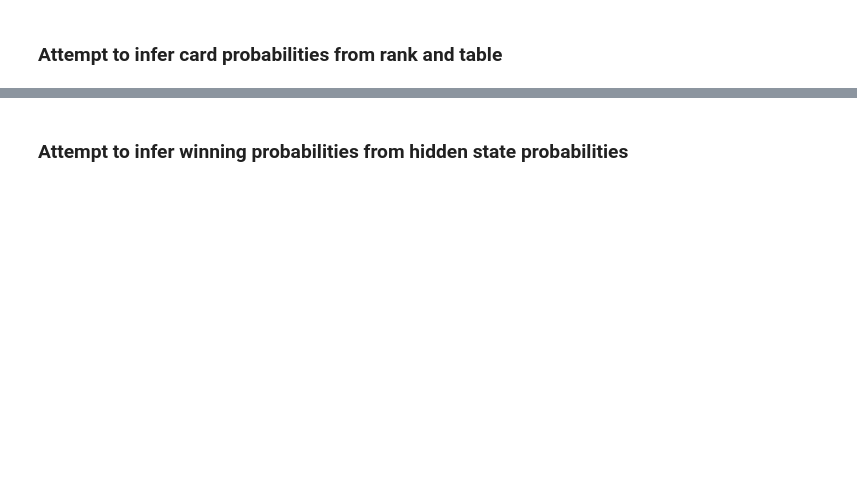
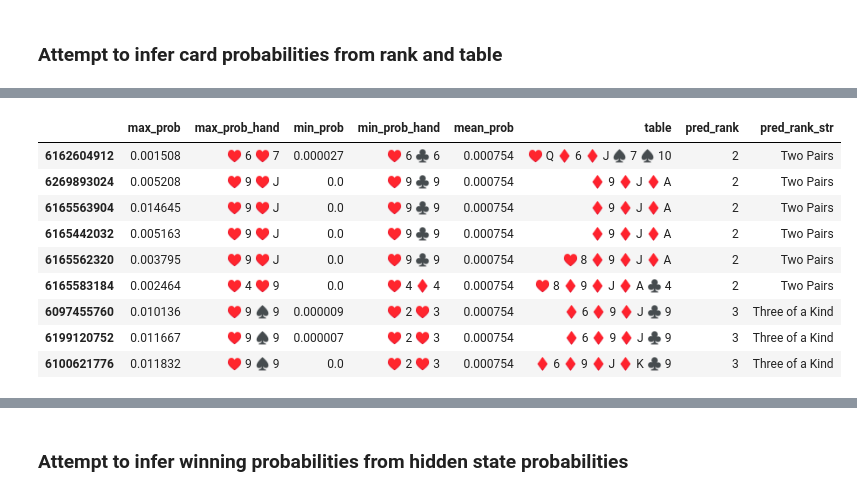
Before and after one commit to tjespe/texas-holdem-ai, a Jupyter notebook: hidden_state_model/rank_model.ipynb, the cells around one changed output, grey strips where cells are left out. Cells and saved outputs as stored; diff of their text form; code cells hidden in the pictures; blank space fills up the shorter version.

```diff
--- a/hidden_state_model/rank_model.ipynb
+++ b/hidden_state_model/rank_model.ipynb
@@ -173,19 +343,43 @@ hand_probs_df.sum(axis=1)
 # %%
 # Look at the max probabilites for different hands
 mask = prob_df["pred"] == 2
 max_probs = hand_probs_df[mask].max(axis=1)
+min_probs = hand_probs_df[mask].min(axis=1)
 max_prob_hands = hand_probs_df[mask].idxmax(axis=1)
-sample_prob_df = pd.DataFrame({"max_prob": max_probs, "hand": max_prob_hands})
-sample_prob_df["hand"] = sample_prob_df["hand"].apply(lambda x: Hand(x).str())
+min_prob_hands = hand_probs_df[mask].idxmin(axis=1)
+mean_probs = hand_probs_df[mask].mean(axis=1)
+sample_prob_df = pd.DataFrame(
+    {
+        "max_prob": max_probs,
+        "max_prob_hand": max_prob_hands,
+        "min_prob": min_probs,
+        "min_prob_hand": min_prob_hands,
+        "mean_prob": mean_probs,
+    }
+)
+sample_prob_df["max_prob_hand"] = sample_prob_df["max_prob_hand"].apply(lambda x: Hand(x).str())
+sample_prob_df["min_prob_hand"] = sample_prob_df["min_prob_hand"].apply(lambda x: Hand(x).str())
 sample_prob_df["table"] = raw_df.loc[sample_prob_df.index, "public_cards"].apply(
     lambda x: CardCollection(x).str()
 )
 sample_prob_df["predicted_excess_rank"] = prob_df.loc[sample_prob_df.index, "pred"]
-sample_prob_df["pred_rank"] = sample_prob_df["predicted_excess_rank"] + table_ranks_df.loc[
-    sample_prob_df.index, "table_rank"
-]
+sample_prob_df["pred_rank"] = (
+    sample_prob_df["predicted_excess_rank"]
+    + table_ranks_df.loc[sample_prob_df.index, "table_rank"]
+)
 sample_prob_df["pred_rank_str"] = sample_prob_df["pred_rank"].apply(
     lambda x: HandRank(x, []).get_rank_name()
 )
 sample_prob_df = sample_prob_df.drop(["predicted_excess_rank"], axis=1)
 sample_prob_df
+# %% [output]
+|  | max_prob | max_prob_hand | min_prob | min_prob_hand | mean_prob | table | pred_rank | pred_rank_str |
+| 6162604912 | 0.001508 | ♥ 6 ♥ 7 | 0.000027 | ♥ 6 ♣ 6 | 0.000754 | ♥ Q ♦ 6 ♦ J ♠ 7 ♠ 10 | 2 | Two Pairs |
+| 6269893024 | 0.005208 | ♥ 9 ♥ J | 0.0 | ♥ 9 ♣ 9 | 0.000754 | ♦ 9 ♦ J ♦ A | 2 | Two Pairs |
+| 6165563904 | 0.014645 | ♥ 9 ♥ J | 0.0 | ♥ 9 ♣ 9 | 0.000754 | ♦ 9 ♦ J ♦ A | 2 | Two Pairs |
+| 6165442032 | 0.005163 | ♥ 9 ♥ J | 0.0 | ♥ 9 ♣ 9 | 0.000754 | ♦ 9 ♦ J ♦ A | 2 | Two Pairs |
+| 6165562320 | 0.003795 | ♥ 9 ♥ J | 0.0 | ♥ 9 ♣ 9 | 0.000754 | ♥ 8 ♦ 9 ♦ J ♦ A | 2 | Two Pairs |
+| 6165583184 | 0.002464 | ♥ 4 ♥ 9 | 0.0 | ♥ 4 ♦ 4 | 0.000754 | ♥ 8 ♦ 9 ♦ J ♦ A ♣ 4 | 2 | Two Pairs |
+| 6097455760 | 0.010136 | ♥ 9 ♠ 9 | 0.000009 | ♥ 2 ♥ 3 | 0.000754 | ♦ 6 ♦ 9 ♦ J ♣ 9 | 3 | Three of a Kind |
+| 6199120752 | 0.011667 | ♥ 9 ♠ 9 | 0.000007 | ♥ 2 ♥ 3 | 0.000754 | ♦ 6 ♦ 9 ♦ J ♣ 9 | 3 | Three of a Kind |
+| 6100621776 | 0.011832 | ♥ 9 ♠ 9 | 0.0 | ♥ 2 ♥ 3 | 0.000754 | ♦ 6 ♦ 9 ♦ J ♦ K ♣ 9 | 3 | Three of a Kind |
```
Also changed, not shown: parts of 14 cells of this notebook, 3 other files.
